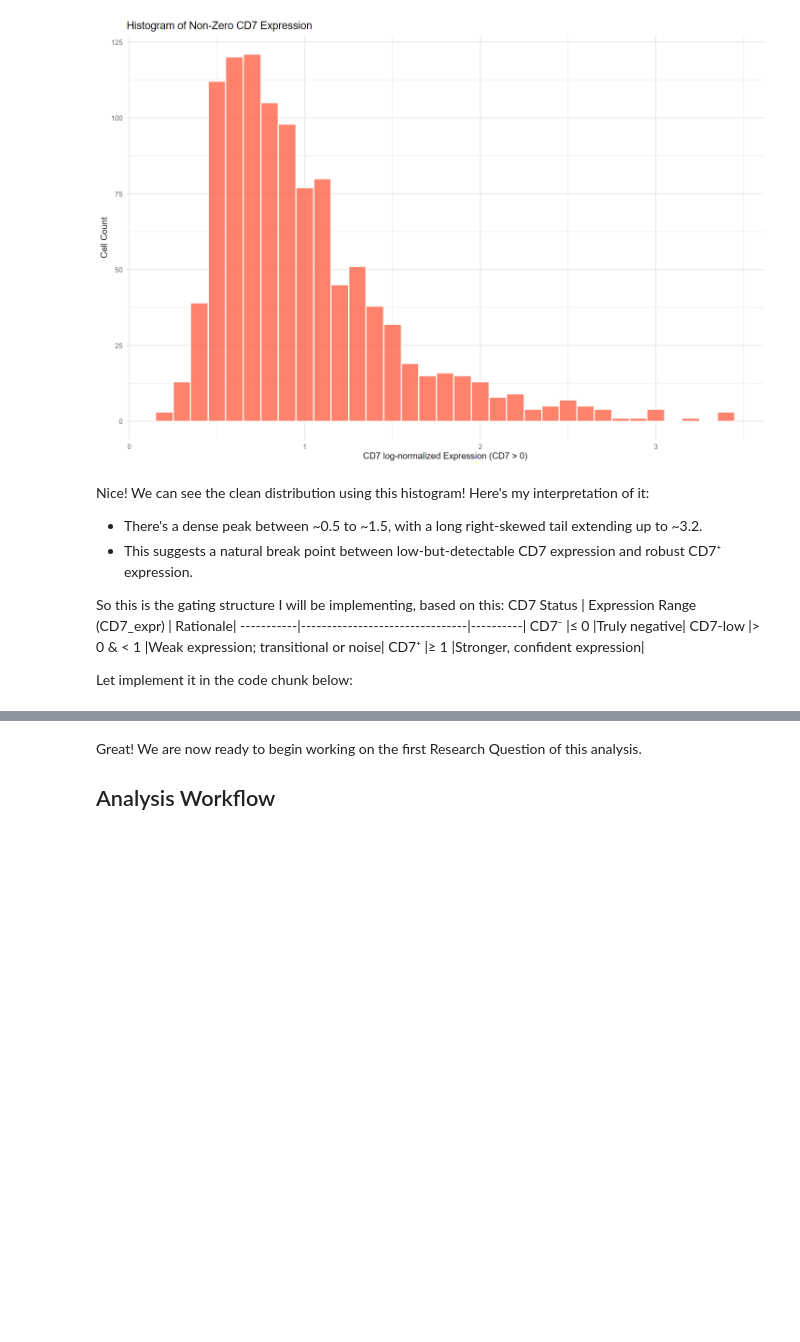
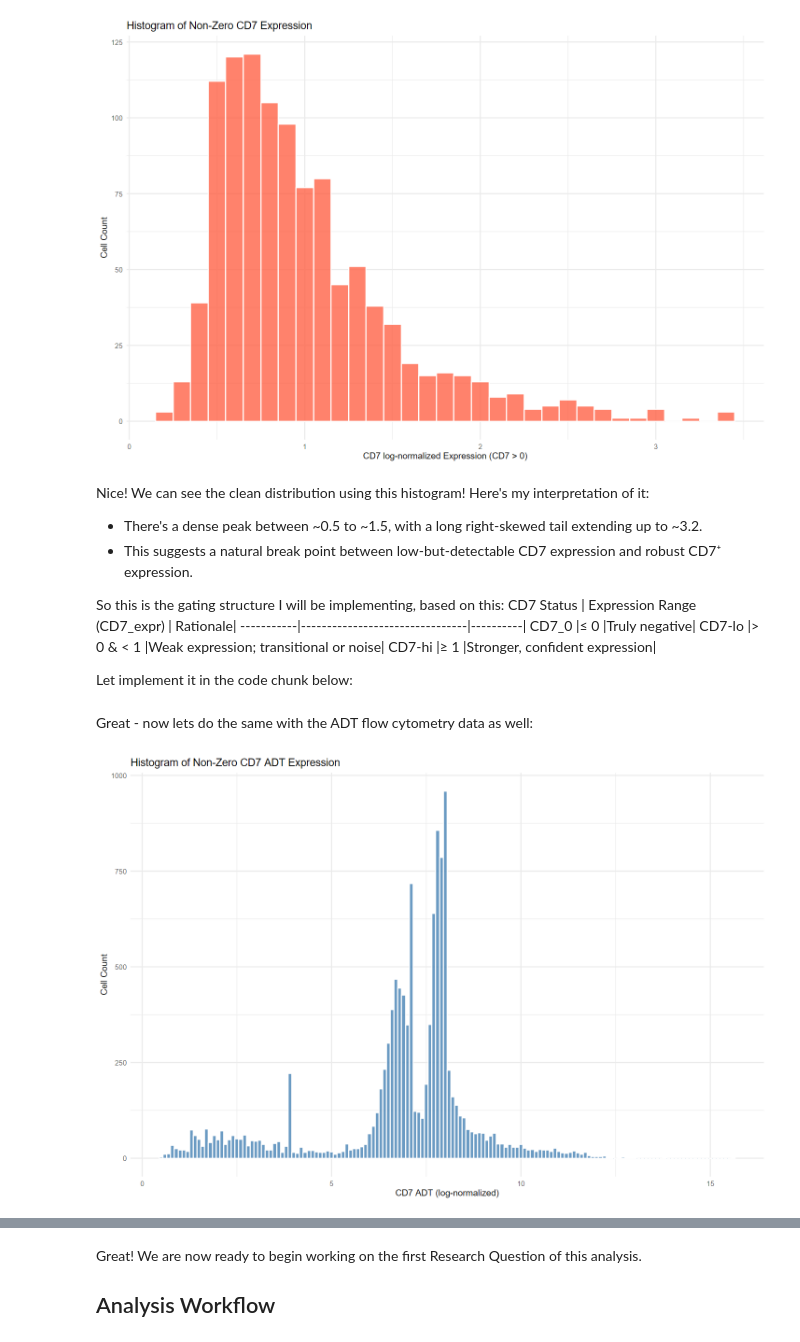
Before and after one commit to piyush-1903/ZandstraEaves_DirectedStudies, a Jupyter notebook: Aim1/d7-d13_RNASeq/Aim2_Analysis.ipynb, the cells around one changed output, grey strips where cells are left out. Saved outputs shown, nothing was run; the diff lists cells and outputs as text; code cells hidden in the pictures; blank space fills up the shorter version.

```diff
--- a/Aim1/d7-d13_RNASeq/Aim2_Analysis.ipynb
+++ b/Aim1/d7-d13_RNASeq/Aim2_Analysis.ipynb
@@ -161,9 +196,9 @@ Nice! We can see the clean distribution using this histogram! Here's my interpre
 So this is the gating structure I will be implementing, based on this:
 CD7 Status | Expression Range (CD7_expr)	| Rationale|
 -----------|--------------------------------|----------|
-CD7⁻	|≤ 0	|Truly negative|
-CD7-low	|> 0 & < 1	|Weak expression; transitional or noise|
-CD7⁺	|≥ 1	|Stronger, confident expression|
+CD7_0	|≤ 0	|Truly negative|
+CD7-lo	|> 0 & < 1	|Weak expression; transitional or noise|
+CD7-hi	|≥ 1	|Stronger, confident expression|
 
 Let implement it in the code chunk below:
 # %%
@@ -174 +209,23 @@ colData(merge2_light)$CD7_status <- case_when(
 )
+# %% [markdown]
+Great - now lets do the same with the ADT flow cytometry data as well:
+# %%
+# Extract CD7 ADT signal from Antibody Capture assay
+cd7_adt <- logcounts(altExp(merge2_light, "Antibody Capture"))["TOTALSEQB_CD7", ]
+colData(merge2_light)$CD7_adt <- cd7_adt
+
+# Filter to non-zero ADT values to avoid heavy skew
+adt_nonzero <- as.data.frame(colData(merge2_light)) %>%
+  filter(CD7_adt > 0)
+
+# Plot histogram
+ggplot(adt_nonzero, aes(x = CD7_adt)) +
+  geom_histogram(binwidth = 0.1, fill = "steelblue", color = "white", alpha = 0.8) +
+  labs(
+    title = "Histogram of Non-Zero CD7 ADT Expression",
+    x = "CD7 ADT (log-normalized)",
+    y = "Cell Count"
+  ) +
+  theme_minimal()
+# %% [output]
+[figure, added]
```
Also changed, not shown: parts of 45 cells of this notebook.
